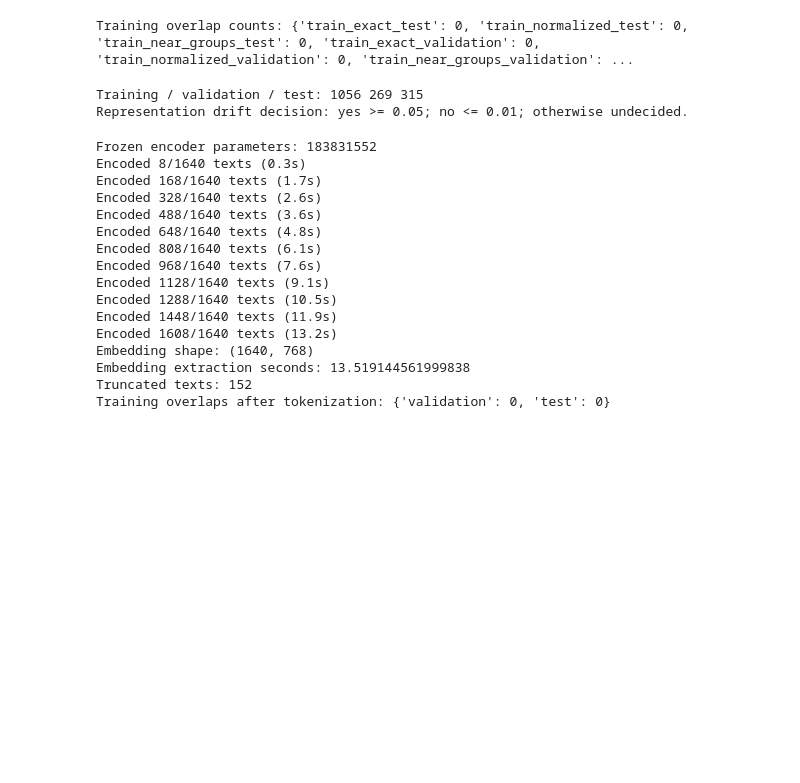
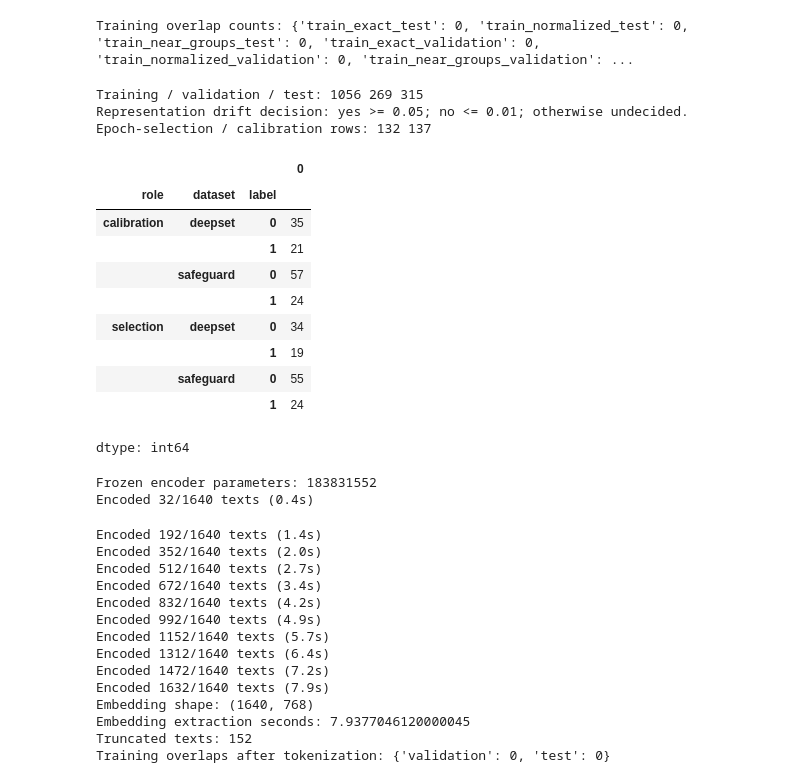
Before and after one commit to hungqbui/security_anaylytics_project, a Jupyter notebook: final_experiment.ipynb, the cells around one changed output. Cells and saved outputs as stored; diff of their text form; code cells hidden in the pictures; blank space fills up the shorter version.

Commit message:
Train LoRA for 20 epochs with separate selection and calibration sets

```diff
--- a/final_experiment.ipynb
+++ b/final_experiment.ipynb
@@ -324,32 +325,70 @@ Training overlap counts: {'train_exact_test': 0, 'train_normalized_test': 0, 'tr
 # %%
 from peft import LoraConfig, get_peft_model
 from sklearn.decomposition import PCA
 import gc
 import zlib
 
 SEEDS = [15, 16, 17]
+MAX_EPOCHS = 20
 perturbations = pd.read_csv("perturbations.csv")
 assert not perturbations.duplicated(["row_id", "column"]).any()
 concept_pairs = pd.read_csv("concept_pairs.csv")
 
 if Path("midsemester_scores.csv").exists():
     old_scores = pd.read_csv("midsemester_scores.csv")
 else:
     old_scores = pd.read_csv("scores.csv")
     assert "test_set" in old_scores
     old_scores.to_csv("midsemester_scores.csv", index=False)
 
 training_mask = retained_prompts.split.eq("train").to_numpy()
 validation_mask = retained_prompts.split.eq("validation").to_numpy()
 test_mask = retained_prompts.split.eq("test").to_numpy()
 labels = retained_prompts.label.to_numpy()
 
 # Training examples and labels are identical across all adaptation seeds.
 print("Training / validation / test:", training_mask.sum(), validation_mask.sum(), test_mask.sum())
 print("Representation drift decision: yes >= 0.05; no <= 0.01; otherwise undecided.")
+
+# Keep model selection and operating-threshold calibration independent.
+validation_indices = np.flatnonzero(validation_mask)
+strata = (retained_prompts.loc[validation_mask, "dataset"] + ":" +
+          retained_prompts.loc[validation_mask, "label"].astype(str))
+selection_indices, calibration_indices = train_test_split(
+    validation_indices, test_size=0.5, stratify=strata, random_state=15)
+calibration_groups = set(retained_prompts.loc[calibration_indices, "group"])
+move_to_calibration = [i for i in selection_indices
+                      if retained_prompts.loc[i, "group"] in calibration_groups]
+selection_indices = np.setdiff1d(selection_indices, move_to_calibration)
+calibration_indices = np.union1d(calibration_indices, move_to_calibration)
+selection_mask = np.zeros(len(retained_prompts), dtype=bool)
+calibration_mask = np.zeros(len(retained_prompts), dtype=bool)
+selection_mask[selection_indices] = True
+calibration_mask[calibration_indices] = True
+assert not (selection_mask & calibration_mask).any()
+assert np.array_equal(selection_mask | calibration_mask, validation_mask)
+assert set(retained_prompts.loc[selection_mask, "group"]).isdisjoint(
+    retained_prompts.loc[calibration_mask, "group"])
+roles = retained_prompts.loc[validation_mask, ["row_id", "dataset", "label"]].copy()
+roles["role"] = np.where(selection_mask[validation_mask], "selection", "calibration")
+roles.to_csv("validation_roles.csv", index=False)
+print("Epoch-selection / calibration rows:", selection_mask.sum(), calibration_mask.sum())
+display(roles.groupby(["role", "dataset", "label"]).size())
 # %% [output]
 Training / validation / test: 1056 269 315
 Representation drift decision: yes >= 0.05; no <= 0.01; otherwise undecided.
+Epoch-selection / calibration rows: 132 137
+|  |  |  | 0 |
+| role | dataset | label |  |
+| calibration | deepset | 0 | 35 |
+|  |  | 1 | 21 |
+|  | safeguard | 0 | 57 |
+|  |  | 1 | 24 |
+| selection | deepset | 0 | 34 |
+|  |  | 1 | 19 |
+|  | safeguard | 0 | 55 |
+|  |  | 1 | 24 |
+dtype: int64
 # %%
 model_load_start = time.perf_counter()
 tokenizer = AutoTokenizer.from_pretrained(
@@ -375,8 +414,8 @@ def encode_texts(texts, show_progress=True):
     encoding_start = time.perf_counter()
 
     with torch.inference_mode():
-        for batch_start in range(0, len(texts), BATCH_SIZE):
-            batch_texts = texts[batch_start : batch_start + BATCH_SIZE]
+        for batch_start in range(0, len(texts), INFERENCE_BATCH_SIZE):
+            batch_texts = texts[batch_start : batch_start + INFERENCE_BATCH_SIZE]
             full_token_ids = tokenizer(batch_texts, truncation=False)["input_ids"]
             token_lengths.extend(len(token_ids) for token_ids in full_token_ids)
             model_inputs = tokenizer(
@@ -405,7 +444,7 @@ def encode_texts(texts, show_progress=True):
             embedding_batches.append(sentence_vectors.cpu().numpy())
 
             if show_progress and batch_start % 160 == 0:
-                completed = min(batch_start + BATCH_SIZE, len(texts))
+                completed = min(batch_start + INFERENCE_BATCH_SIZE, len(texts))
                 elapsed = time.perf_counter() - encoding_start
                 print(
                     f"Encoded {completed}/{len(texts)} texts ({elapsed:.1f}s)",
@@ -448,19 +487,19 @@ assert not any(input_overlap_counts.values())
 print("Training overlaps after tokenization:", input_overlap_counts)
 # %% [output]
 Frozen encoder parameters: 183831552
-Encoded 8/1640 texts (0.3s)
-Encoded 168/1640 texts (1.7s)
-Encoded 328/1640 texts (2.6s)
-Encoded 488/1640 texts (3.6s)
-Encoded 648/1640 texts (4.8s)
-Encoded 808/1640 texts (6.1s)
-Encoded 968/1640 texts (7.6s)
-Encoded 1128/1640 texts (9.1s)
-Encoded 1288/1640 texts (10.5s)
-Encoded 1448/1640 texts (11.9s)
-Encoded 1608/1640 texts (13.2s)
-Embedding shape: (1640, 768)
-Embedding extraction seconds: 13.519144561999838
-Truncated texts: 152
-Training overlaps after tokenization: {'validation': 0, 'test': 0}
+Encoded 32/1640 texts (0.4s)
+Encoded 192/1640 texts (1.4s)
+Encoded 352/1640 texts (2.0s)
+Encoded 512/1640 texts (2.7s)
+Encoded 672/1640 texts (3.4s)
+Encoded 832/1640 texts (4.2s)
+Encoded 992/1640 texts (4.9s)
+Encoded 1152/1640 texts (5.7s)
+Encoded 1312/1640 texts (6.4s)
+Encoded 1472/1640 texts (7.2s)
+Encoded 1632/1640 texts (7.9s)
+Embedding shape: (1640, 768)
+Embedding extraction seconds: 7.9377046120000045
+Truncated texts: 152
+Training overlaps after tokenization: {'validation': 0, 'test': 0}
 # %%
```
Also changed, not shown: parts of 4 cells of this notebook, 32 other files.
